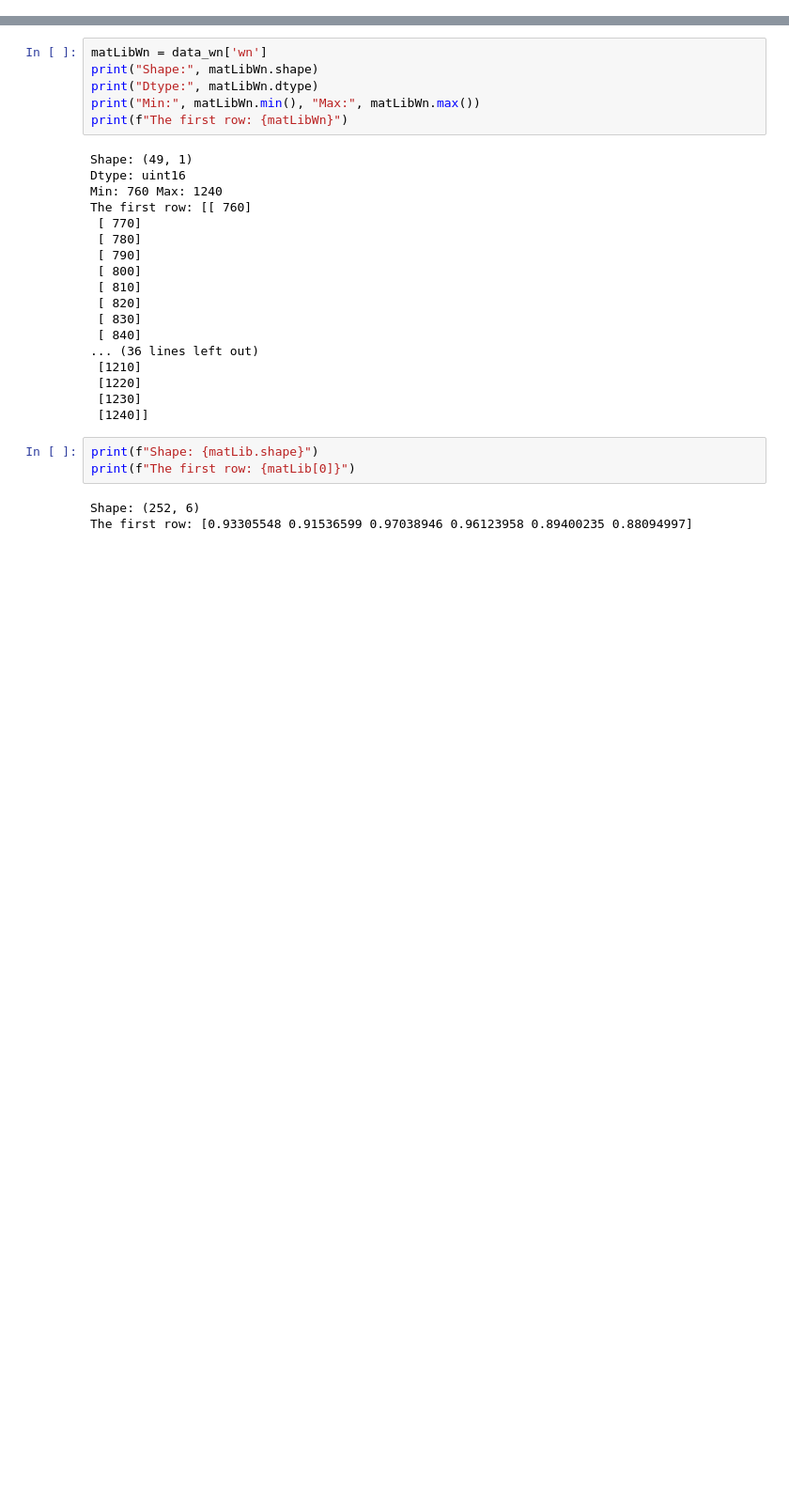
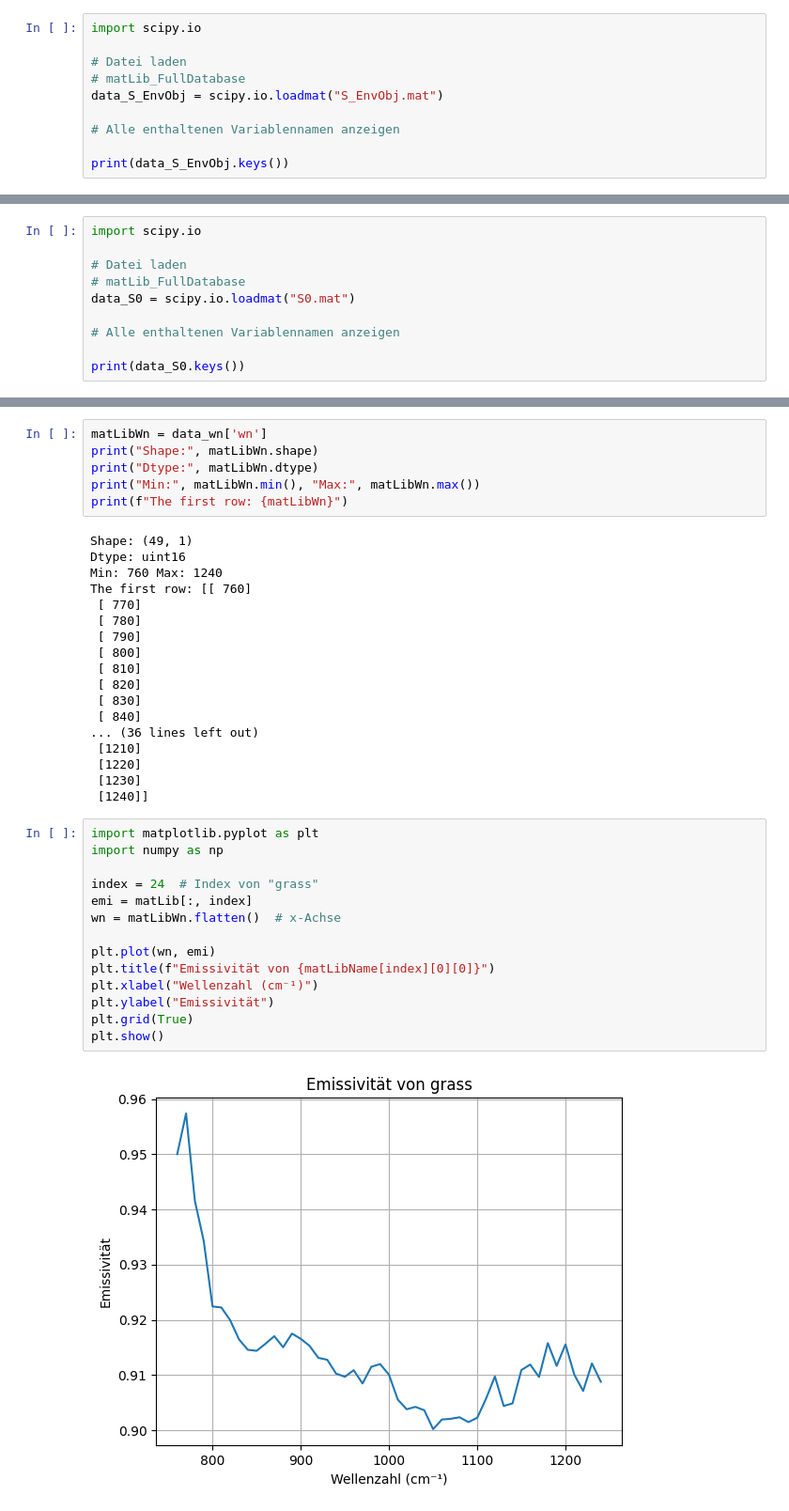
Before and after one commit to nerdvsn/Yehior, a Jupyter notebook: research/dataUnterstanding/emissvität.ipynb, the cells around one changed output, grey strips where cells are left out. Shown at 94% size. Saved outputs shown, nothing was run; the diff lists cells and outputs as text; blank space fills up the shorter version.

```diff
--- a/research/dataUnterstanding/emissvität.ipynb
+++ b/research/dataUnterstanding/emissvität.ipynb
@@ -65,0 +73,10 @@ Min: 0.01319124 Max: 0.9928823755729472
+# %%
+import scipy.io
+
+# Datei laden
+# matLib_FullDatabase
+data_S_EnvObj = scipy.io.loadmat("S_EnvObj.mat")
+
+# Alle enthaltenen Variablennamen anzeigen
+
+print(data_S_EnvObj.keys())
@@ -65,0 +109,10 @@ Min: 0.01319124 Max: 0.9928823755729472
+# %%
+import scipy.io
+
+# Datei laden
+# matLib_FullDatabase
+data_S0 = scipy.io.loadmat("S0.mat")
+
+# Alle enthaltenen Variablennamen anzeigen
+
+print(data_S0.keys())
@@ -140,8 +206,18 @@ The first row: [[ 760]
  [1230]
  [1240]]
 # %%
-print(f"Shape: {matLib.shape}")
-print(f"The first row: {matLib[0]}")
+import matplotlib.pyplot as plt
+import numpy as np
+
+index = 24  # Index von "grass"
+emi = matLib[:, index]
+wn = matLibWn.flatten()  # x-Achse
+
+plt.plot(wn, emi)
+plt.title(f"Emissivität von {matLibName[index][0][0]}")
+plt.xlabel("Wellenzahl (cm⁻¹)")
+plt.ylabel("Emissivität")
+plt.grid(True)
+plt.show()
 # %% [output]
-Shape: (252, 6)
-The first row: [0.93305548 0.91536599 0.97038946 0.96123958 0.89400235 0.88094997]
+[figure, added]
```
Also changed, not shown: parts of 11 cells of this notebook, 3 other files.
